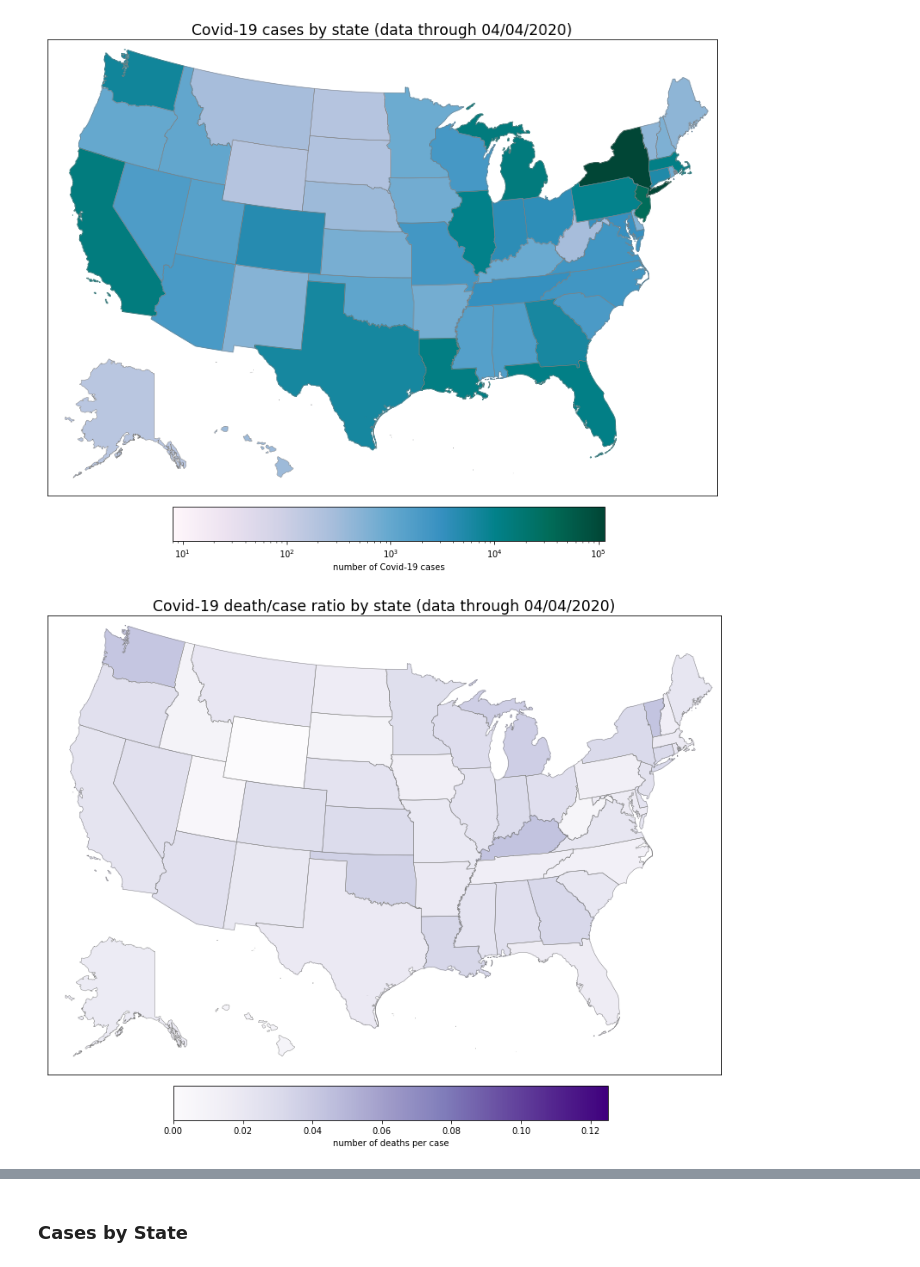
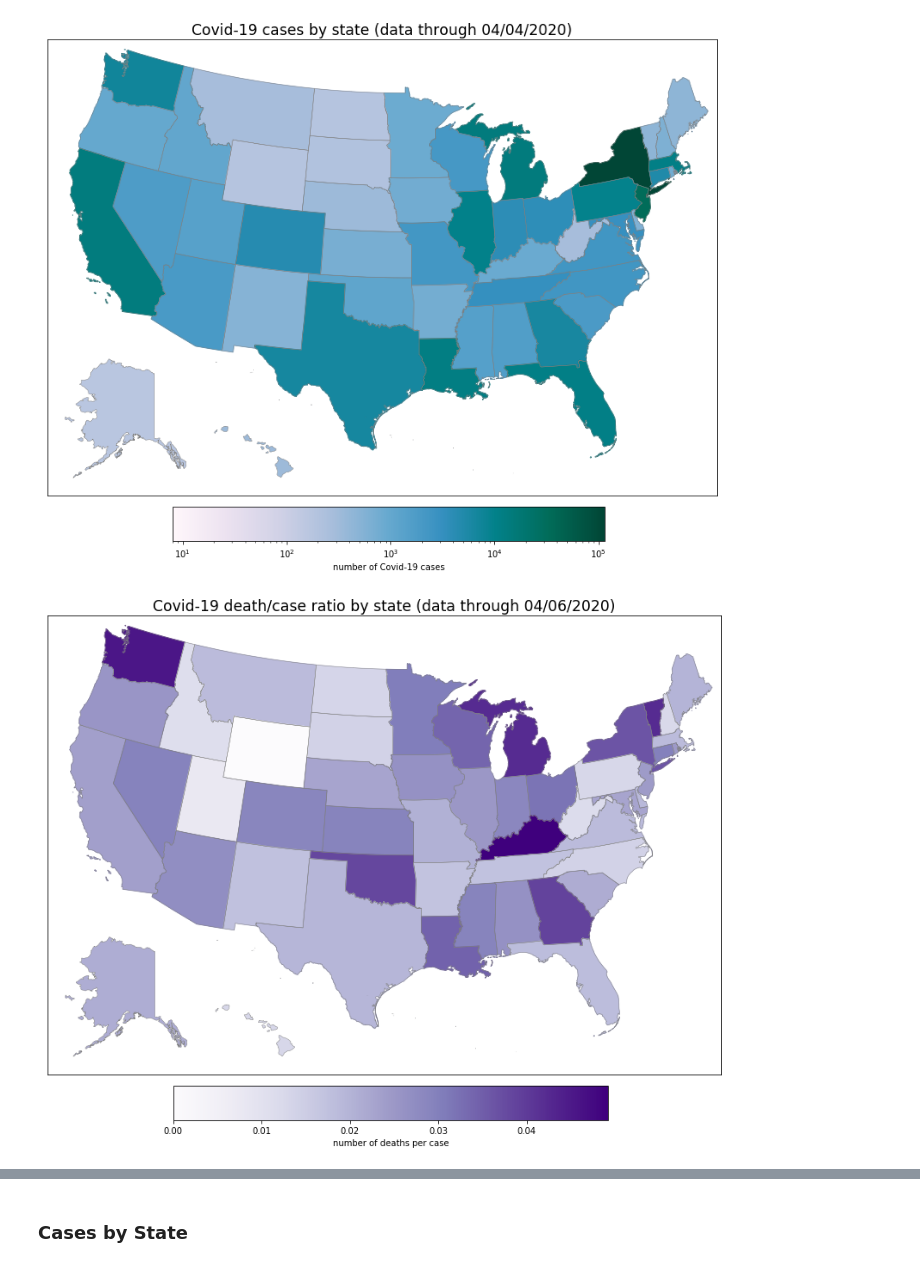
Before and after one commit to ritajett/playground, a Jupyter notebook: covid-data.ipynb, the cells around one changed output, grey strips where cells are left out. Drawn from its saved outputs; the diff is of its cells as text; code cells hidden in the pictures.

Commit message:
data refresh

```diff
--- a/covid-data.ipynb
+++ b/covid-data.ipynb
@@ -143,7 +143,7 @@ plt.show()
 [figure]
 # %%
 warnings.simplefilter('ignore')
-
+slatest = slatest[slatest['state'] != 'Northern Mariana Islands']
 slatest['CFR'] = slatest.deaths / slatest.cases
 fig, ax = plt.subplots()
 fig.set_size_inches(14, 11)
@@ -167,7 +167,8 @@ shp_info_ = m_.readshapefile('st99_d00','states',drawbounds=False)
 colors={}
 statenames=[]
 cmap = plt.cm.Purples
-vmin = min(slatest['CFR']); vmax = max(slatest['CFR'])
+vmin = np.min(slatest[slatest['date'] == data_asof]['CFR'])
+vmax = np.max(slatest[slatest['date'] == data_asof]['CFR'])
 norm = Normalize(vmin=vmin, vmax=vmax)
 mapper = ScalarMappable(norm=norm, cmap=cmap)
 nodatacolor = 'lightgrey'
@@ -200,34 +201,34 @@ THRESHOLD2 = THRESHOLD1 * 30.0  # exclude threshold for Alaska
 AK_SCALE = 0.2                  # scale down Alaska to show as a map inset
 HI_OFFSET_X = -1900000          # put AK and HI in main view
 HI_OFFSET_Y = 250000
 AK_OFFSET_X = -250000
 AK_OFFSET_Y = -750000
 
 for nshape, shapedict in enumerate(m_.states_info):
     if shapedict['NAME'] in ['Alaska', 'Hawaii']:
         seg = m_.states[int(shapedict['SHAPENUM'] - 1)]
         if shapedict['NAME'] == 'Hawaii' and float(shapedict['AREA']) > THRESHOLD1:
             seg = [(x + HI_OFFSET_X, y + HI_OFFSET_Y) for x, y in seg]
             color = rgb2hex(colors[statenames[nshape]][0][:3])
         elif shapedict['NAME'] == 'Alaska' and float(shapedict['AREA']) > THRESHOLD2:
             seg = [(x*AK_SCALE + AK_OFFSET_X, y * AK_SCALE + AK_OFFSET_Y)\
                    for x, y in seg]
             color = rgb2hex(colors[statenames[nshape]][0][:3])
         poly = Polygon(seg, facecolor=color, edgecolor='gray', linewidth=.45)
         ax.add_patch(poly)
 
 # if any states with no data, add legend
 if nodatalegend is not None:
     plt.legend((nodatalegend,), ('no reported cases',))
 
 # colorbar
 cax = fig.add_axes([0.27, 0.1, 0.5, 0.05]) # posititon
 cb = ColorbarBase(cax,cmap=cmap,norm=norm, orientation='horizontal')
 cb.ax.set_xlabel('number of deaths per case')
 
 plt.show()
 # %% [output]
-[figure, old version]
+[figure, new version]
 # %%
 days = 30
 
```
Also changed, not shown: parts of 7 cells of this notebook, 2 other files.
